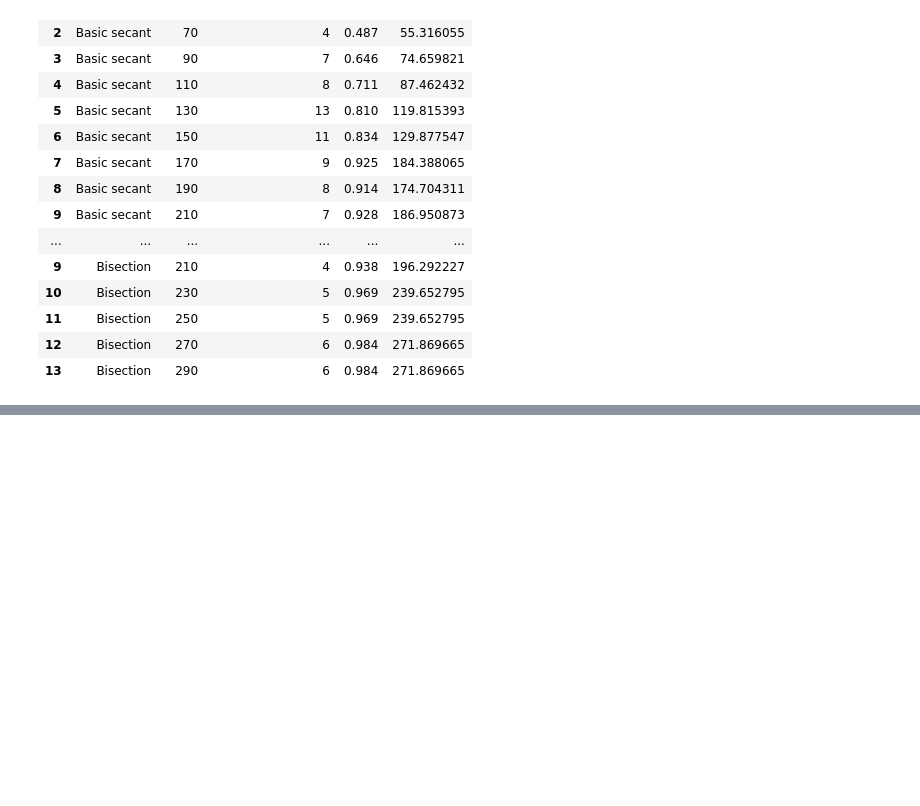
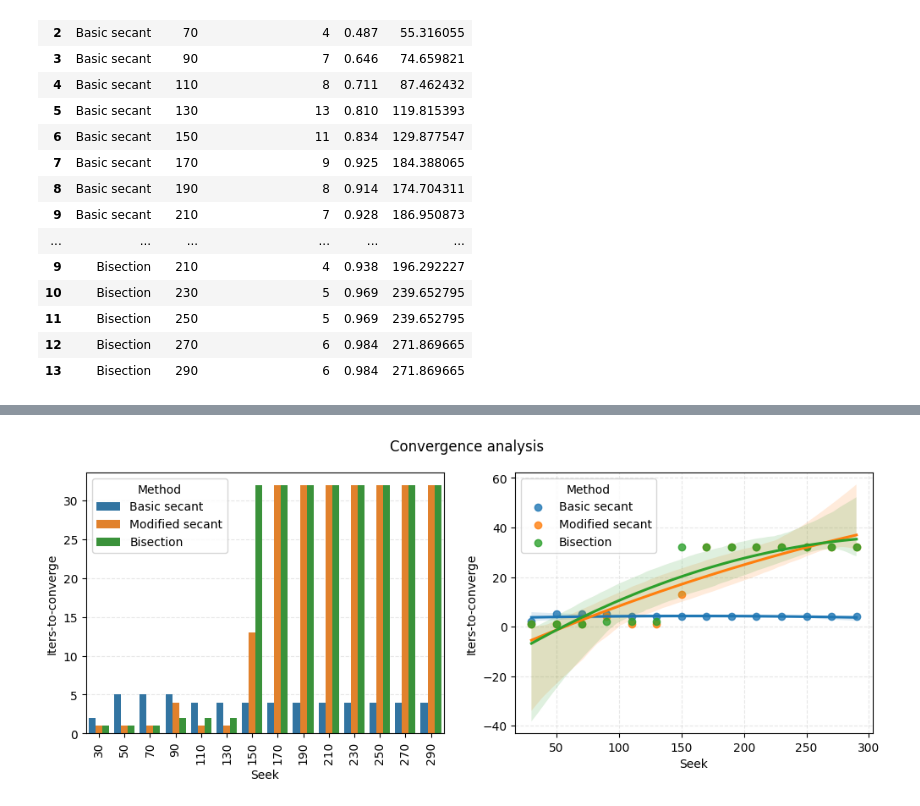
Before and after one commit to pesadaum/tcc, a Jupyter notebook: prototype/main.ipynb, the cells around one changed output, grey strips where cells are left out. Drawn from its saved outputs; the diff is of its cells as text; code cells hidden in the pictures; blank space fills up the shorter version.

```diff
--- a/prototype/main.ipynb
+++ b/prototype/main.ipynb
@@ -189,5 +192,3 @@ for a in ax.flat:
-# %%
-test_dict_copy['tol'] = 30
 # %%
 start = 30
 stop = 300
@@ -388,0 +267,4 @@ KeyError: 'x_next'
+# %%
+q_values_drop = get_q_df('./data/QVALUES.txt', True, 0.9)
+
+q_values_drop
@@ -388,0 +368,30 @@ KeyError: 'x_next'
+# %%
+fig, ax = plt.subplots(figsize=(12, 4), ncols=2)
+
+sns.barplot(data=full_sweep,
+            y='Iters-to-converge',
+            x='Seek',
+            hue='Method',
+            orient='v',
+            ax=ax[0])
+
+ax[0].set_xticklabels(rotation=90, labels=full_sweep['Seek'].unique())
+
+
+sns.regplot(data=multiple_secant, x='Seek', y='Iters-to-converge',
+            ax=ax[1], order=2, label='Basic secant')
+
+sns.regplot(data=multiple_mod_sec, x='Seek', y='Iters-to-converge',
+            ax=ax[1], order=2, label='Modified secant')
+
+sns.regplot(data=multiple_bisection, x='Seek', y='Iters-to-converge',
+            ax=ax[1], order=2, label='Bisection')
+
+ax[1].legend(title='Method')
+
+fig.suptitle('Convergence analysis')
+
+
+plt.show()
+# %% [output]
+[figure, added]
```
Also changed, not shown: parts of 23 cells of this notebook, 1 other file.
